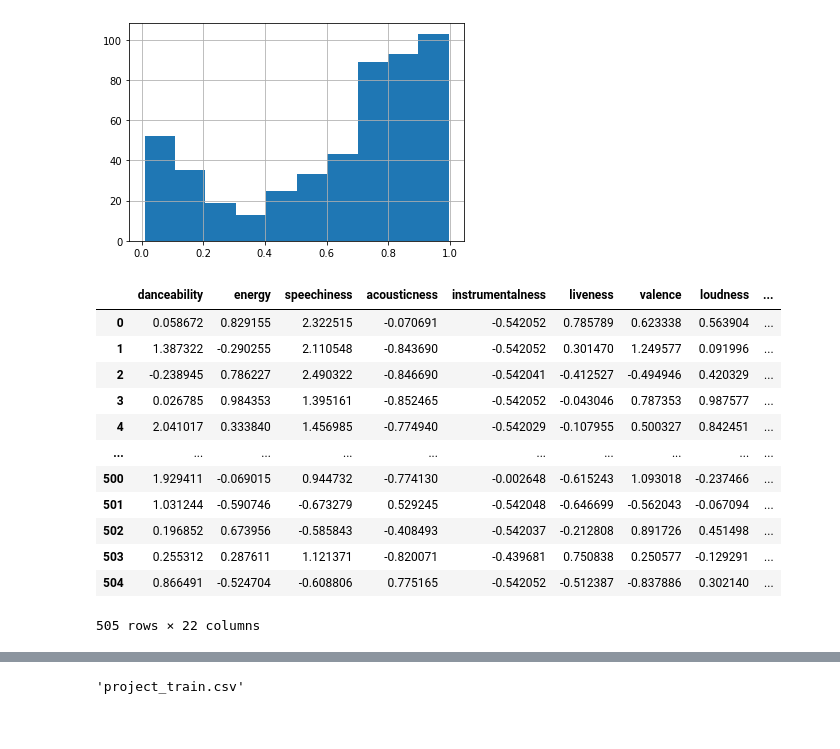
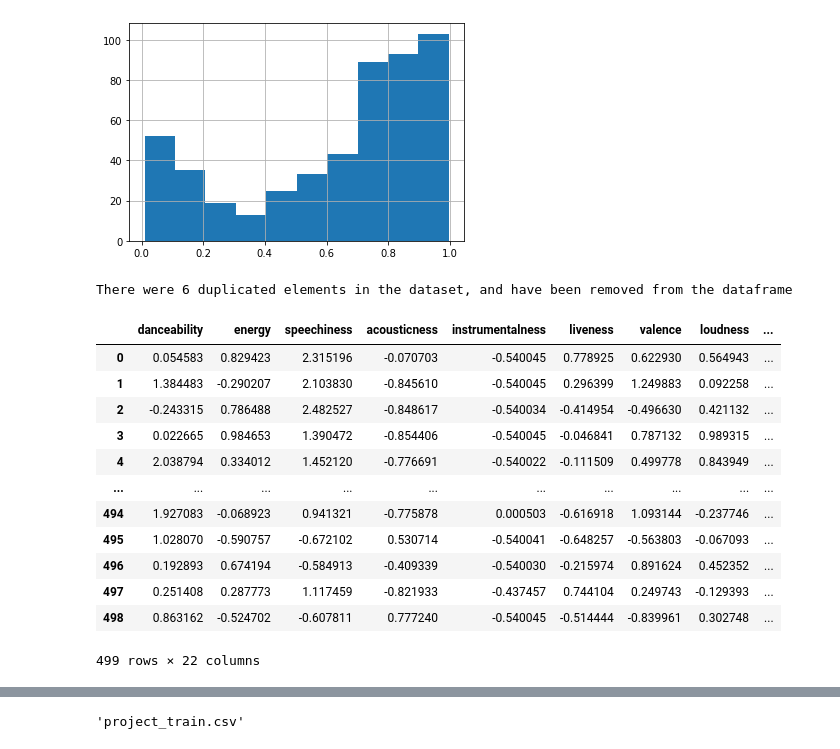
Before and after one commit to sergi-andreu/MMSL, a Jupyter notebook: Project.ipynb, the cells around one changed output, grey strips where cells are left out. Drawn from its saved outputs; the diff is of its cells as text; code cells hidden in the pictures.

```diff
--- a/Project.ipynb
+++ b/Project.ipynb
@@ -29,19 +29,21 @@ data.df["energy"].hist()
 <AxesSubplot:>
 [figure]
 # %%
+data.remove_duplicates()
 data._preprocess()
 data.df
 # %% [output]
+There were 6 duplicated elements in the dataset, and have been removed from the dataframe
 |  | danceability | energy | speechiness | acousticness | instrumentalness | liveness | valence | loudness | ... |
-| 0 | 0.058672 | 0.829155 | 2.322515 | -0.070691 | -0.542052 | 0.785789 | 0.623338 | 0.563904 | ... |
-| 1 | 1.387322 | -0.290255 | 2.110548 | -0.843690 | -0.542052 | 0.301470 | 1.249577 | 0.091996 | ... |
-| 2 | -0.238945 | 0.786227 | 2.490322 | -0.846690 | -0.542041 | -0.412527 | -0.494946 | 0.420329 | ... |
-| 3 | 0.026785 | 0.984353 | 1.395161 | -0.852465 | -0.542052 | -0.043046 | 0.787353 | 0.987577 | ... |
-| 4 | 2.041017 | 0.333840 | 1.456985 | -0.774940 | -0.542029 | -0.107955 | 0.500327 | 0.842451 | ... |
+| 0 | 0.054583 | 0.829423 | 2.315196 | -0.070703 | -0.540045 | 0.778925 | 0.622930 | 0.564943 | ... |
+| 1 | 1.384483 | -0.290207 | 2.103830 | -0.845610 | -0.540045 | 0.296399 | 1.249883 | 0.092258 | ... |
+| 2 | -0.243315 | 0.786488 | 2.482527 | -0.848617 | -0.540034 | -0.414954 | -0.496630 | 0.421132 | ... |
+| 3 | 0.022665 | 0.984653 | 1.390472 | -0.854406 | -0.540045 | -0.046841 | 0.787132 | 0.989315 | ... |
+| 4 | 2.038794 | 0.334012 | 1.452120 | -0.776691 | -0.540022 | -0.111509 | 0.499778 | 0.843949 | ... |
 | ... | ... | ... | ... | ... | ... | ... | ... | ... | ... |
-| 500 | 1.929411 | -0.069015 | 0.944732 | -0.774130 | -0.002648 | -0.615243 | 1.093018 | -0.237466 | ... |
-| 501 | 1.031244 | -0.590746 | -0.673279 | 0.529245 | -0.542048 | -0.646699 | -0.562043 | -0.067094 | ... |
-| 502 | 0.196852 | 0.673956 | -0.585843 | -0.408493 | -0.542037 | -0.212808 | 0.891726 | 0.451498 | ... |
-| 503 | 0.255312 | 0.287611 | 1.121371 | -0.820071 | -0.439681 | 0.750838 | 0.250577 | -0.129291 | ... |
-| 504 | 0.866491 | -0.524704 | -0.608806 | 0.775165 | -0.542052 | -0.512387 | -0.837886 | 0.302140 | ... |
+| 494 | 1.927083 | -0.068923 | 0.941321 | -0.775878 | 0.000503 | -0.616918 | 1.093144 | -0.237746 | ... |
+| 495 | 1.028070 | -0.590757 | -0.672102 | 0.530714 | -0.540041 | -0.648257 | -0.563803 | -0.067093 | ... |
+| 496 | 0.192893 | 0.674194 | -0.584913 | -0.409339 | -0.540030 | -0.215974 | 0.891624 | 0.452352 | ... |
+| 497 | 0.251408 | 0.287773 | 1.117459 | -0.821933 | -0.437457 | 0.744104 | 0.249743 | -0.129393 | ... |
+| 498 | 0.863162 | -0.524702 | -0.607811 | 0.777240 | -0.540045 | -0.514444 | -0.839961 | 0.302748 | ... |
-505 rows × 22 columns
+499 rows × 22 columns
```
Also changed, not shown: parts of 16 cells of this notebook, 2 other files.
